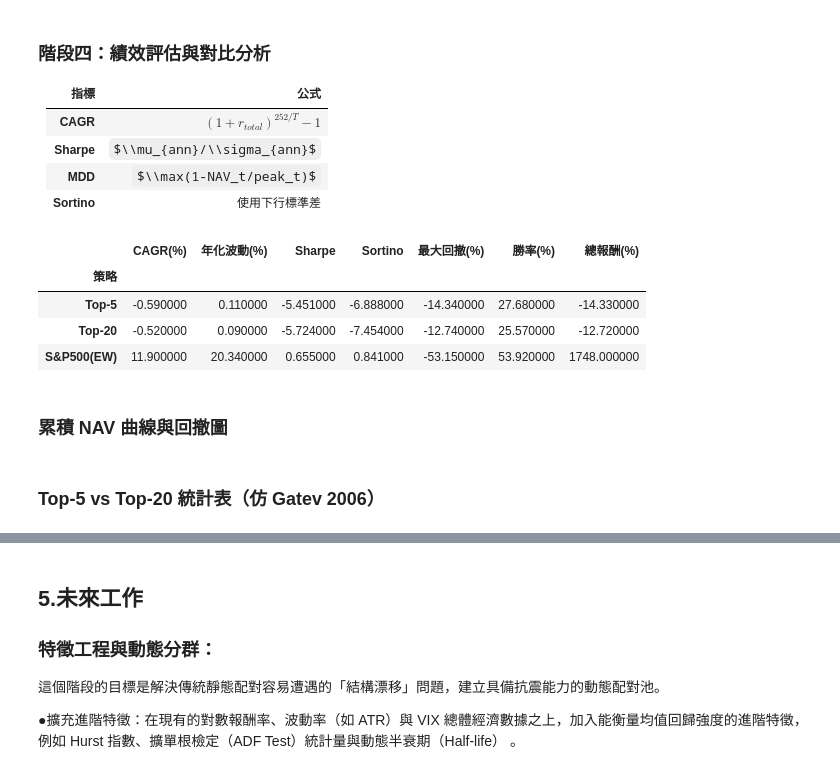
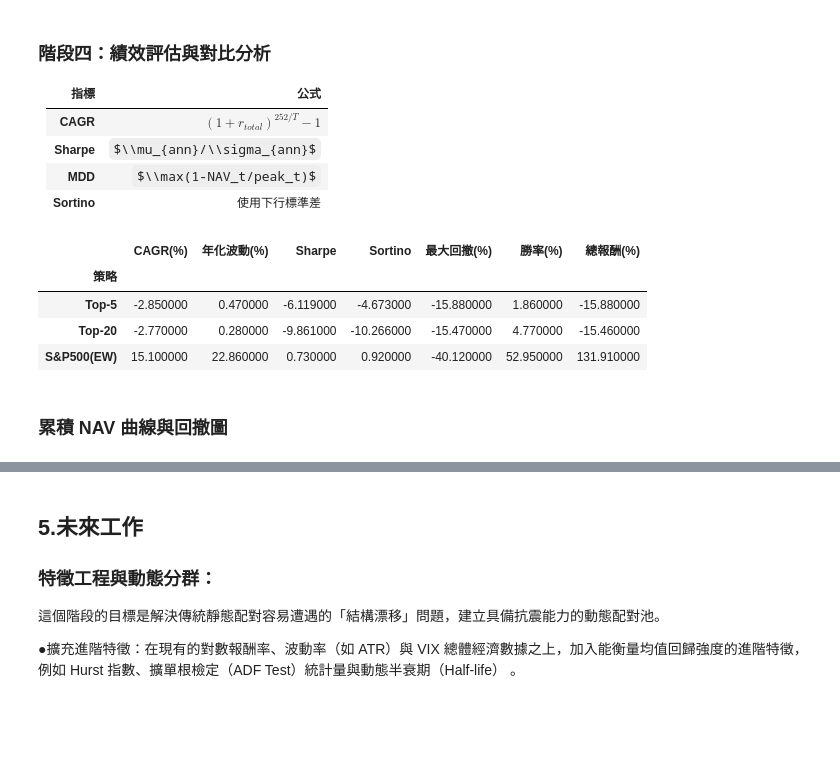
Before and after one commit to LerajieAsta/pairtrade_trainingproject, a Jupyter notebook: notebooks/pt_step1+.ipynb, the cells around one changed output, grey strips where cells are left out. Drawn from its saved outputs; the diff is of its cells as text; code cells hidden in the pictures; some formulas as TeX source; blank space fills up the shorter version.

```diff
--- a/notebooks/pt_step1+.ipynb
+++ b/notebooks/pt_step1+.ipynb
@@ -93,21 +95,23 @@ pd.set_option('display.float_format','{:.4f}'.format)
 import os as _os
 # DB_PATH: absolute path to the 342MB database (project root)
 DB_PATH           = r'c:\Clark\YZU\Papper\Code\sp500_data.db'
-START_DATE        = '2000-01-01'
+START_DATE        = '2020-01-01'
 END_DATE          = '2025-12-31'
 FORMATION_WINDOW  = 252
 TRADING_WINDOW    = 126
 ROLLING_WINDOW    = 20
 COINT_P_VALUE     = 0.01
 TOP_N_PAIRS       = [5, 20]
-Z_ENTRY           = 1.5
-Z_EXIT            = 0.75
-STOP_LOSS         = 3.0
-TRANSACTION_COST  = 0.001
+Z_ENTRY           = 2
+Z_EXIT            = 0
+MAX_LOSS_PCT         = 3.0
+TRANSACTION_COST  = 0.0029
 SECTOR_NEUTRAL    = True
-TARGET_SECTOR     = 'Financials'          # 設定為All為全產業，可指定特定產業
+TARGET_SECTOR     = 'All'          # 設定為All為全產業，可指定特定產業
 MIN_HISTORY_DAYS  = 200
 HEDGE_RATIO       = 1.0
+INITIAL_CAPITAL = 10000.0
+CAPITAL_TRANCHES = 7
 print(f'DB     : {DB_PATH}')
 print(f'DB exists: {_os.path.exists(DB_PATH)}')
 print(f'DB size  : {_os.path.getsize(DB_PATH)//1024//1024} MB')
@@ -212,8 +253,9 @@ def preprocess_prices(prices_df, min_days=MIN_HISTORY_DAYS):
     return pivot, vix_aligned
 # %%
 prices_raw, sector_info = load_data_from_db(DB_PATH, START_DATE, END_DATE)
+sector_info = fix_unknown_sectors(sector_info)
 price_pivot, vix_features = preprocess_prices(prices_raw)
 sector_map  = sector_info.set_index('ticker')['sector'].to_dict()
-display(price_pivot.iloc[:3, :5])
-print(pd.Series(sector_map).value_counts().head(10))
+# display(price_pivot.iloc[:3, :5])
+print(pd.Series(sector_map).value_counts().head(5))
 # %% [output]
@@ -494,41 +596,42 @@ def compute_metrics(ret, label=''):
     sortino= (r.mean()*252)/dn if dn>0 else np.nan
     return {'策略':label,'CAGR(%)':round(cagr*100,2),
             '年化波動(%)':round(vol*100,2),
             'Sharpe':round(sharpe,3) if not np.isnan(sharpe) else np.nan,
             'Sortino':round(sortino,3) if not np.isnan(sortino) else np.nan,
             '最大回撤(%)':round(mdd*100,2),
             '勝率(%)':round((r>0).mean()*100,2),
             '總報酬(%)':round(tot*100,2)}
 
 strat_ret = {}
 for n in TOP_N_PAIRS:
     df = all_pnl[n]
     if df.empty: continue
-    combined = df.sum(axis=1)
-    aw = (df!=0).any(axis=0).sum()
-    if aw>0: combined /= aw
-    strat_ret[f'Top-{n}'] = combined
+
+    # 將所有平行視窗的「絕對金額損益」加總
+    portfolio_daily_pnl = df.sum(axis=1)
+
+    # 除以總初始資金 (10000美金)，得到嚴格遵守資金控管的投資組合每日報酬率
+    strat_ret[f'Top-{n}'] = portfolio_daily_pnl / INITIAL_CAPITAL
 
 # strat_ret['S&P500(EW)'] = price_pivot.pct_change().mean(axis=1)
-# [優化 3] 修正大盤基準的計算異常
 pct_change = price_pivot.pct_change()
 # 將無限大替換為 NaN
 pct_change = pct_change.replace([np.inf, -np.inf], np.nan)
 # 排除單日暴漲超過 100% 的極端錯誤數據 (通常是除權息未還原導致)
 pct_change = pct_change.where(pct_change < 1.0, np.nan)
 
 strat_ret['S&P500(EW)'] = pct_change.mean(axis=1)
 
 metrics_df = pd.DataFrame(
     [m for lbl,r in strat_ret.items() for m in [compute_metrics(r,lbl)] if m]
 ).set_index('策略')
 display(metrics_df.style.background_gradient(cmap='RdYlGn',axis=0))
 # %% [output]
 |  | CAGR(%) | 年化波動(%) | Sharpe | Sortino | 最大回撤(%) | 勝率(%) | 總報酬(%) |
 | 策略 |  |  |  |  |  |  |  |
-| Top-5 | -0.590000 | 0.110000 | -5.451000 | -6.888000 | -14.340000 | 27.680000 | -14.330000 |
-| Top-20 | -0.520000 | 0.090000 | -5.724000 | -7.454000 | -12.740000 | 25.570000 | -12.720000 |
-| S&P500(EW) | 11.900000 | 20.340000 | 0.655000 | 0.841000 | -53.150000 | 53.920000 | 1748.000000 |
+| Top-5 | -2.850000 | 0.470000 | -6.119000 | -4.673000 | -15.880000 | 1.860000 | -15.880000 |
+| Top-20 | -2.770000 | 0.280000 | -9.861000 | -10.266000 | -15.470000 | 4.770000 | -15.460000 |
+| S&P500(EW) | 15.100000 | 22.860000 | 0.730000 | 0.920000 | -40.120000 | 52.950000 | 131.910000 |
 # %% [markdown]
 ### 累積 NAV 曲線與回撤圖
 # %%
@@ -550,5 +653,3 @@ for i,(lbl,ret) in enumerate(strat_ret.items()):
 fig_p.update_layout(title='配對交易策略績效對比',height=650,template='plotly_dark',
     hovermode='x unified',legend=dict(orientation='h',y=1.02,x=1,xanchor='right'))
 fig_p.show()
-# %% [markdown]
-### Top-5 vs Top-20 統計表（仿 Gatev 2006）
```
Also changed, not shown: parts of 9 cells of this notebook.
